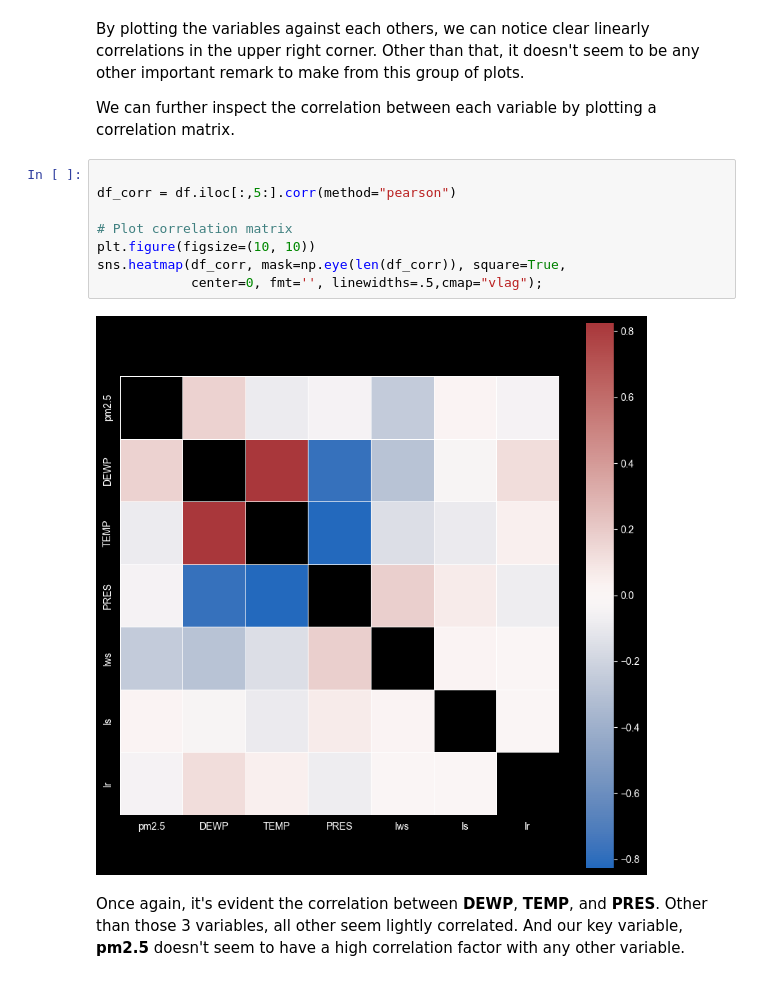
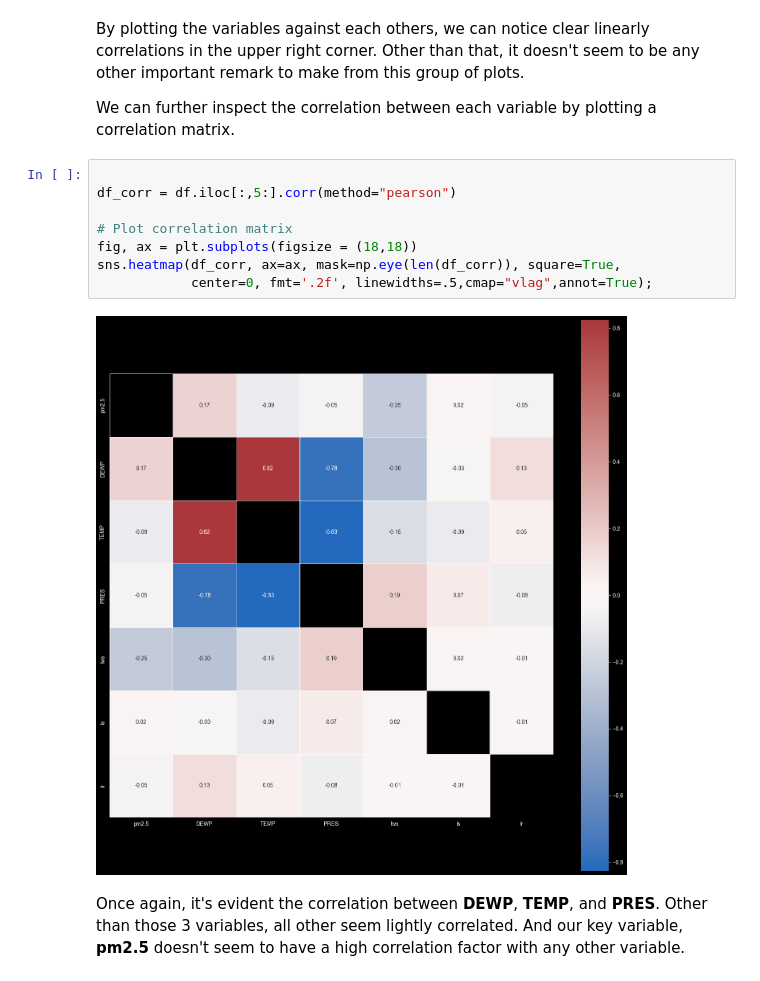
Before and after one commit to Jose-Bastos/MLops_Air, a Jupyter notebook: EDA.ipynb, the cells around one changed output. Saved outputs shown, nothing was run; the diff lists cells and outputs as text.

```diff
--- a/EDA.ipynb
+++ b/EDA.ipynb
@@ -216,12 +228,12 @@ We can further inspect the correlation between each variable by plotting a corre
 # %%
 
 df_corr = df.iloc[:,5:].corr(method="pearson")
 
 # Plot correlation matrix
-plt.figure(figsize=(10, 10))
-sns.heatmap(df_corr, mask=np.eye(len(df_corr)), square=True,
-            center=0, fmt='', linewidths=.5,cmap="vlag");
+fig, ax = plt.subplots(figsize = (18,18))
+sns.heatmap(df_corr, ax=ax, mask=np.eye(len(df_corr)), square=True,
+            center=0, fmt='.2f', linewidths=.5,cmap="vlag",annot=True);
 # %% [output]
-[figure, old version]
+[figure, new version]
 # %% [markdown]
 Once again, it's evident the correlation between **DEWP**, **TEMP**, and **PRES**. Other than those 3 variables, all other seem lightly correlated. And our key variable, **pm2.5** doesn't seem to have a high correlation factor with any other variable.
```
Also changed, not shown: parts of 9 cells of this notebook.
